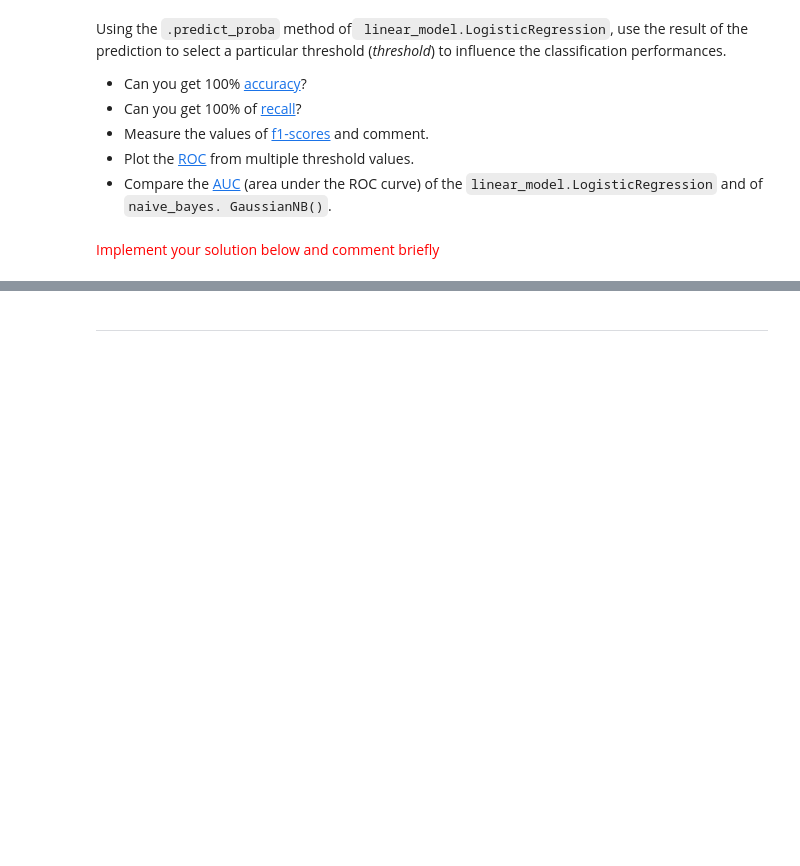
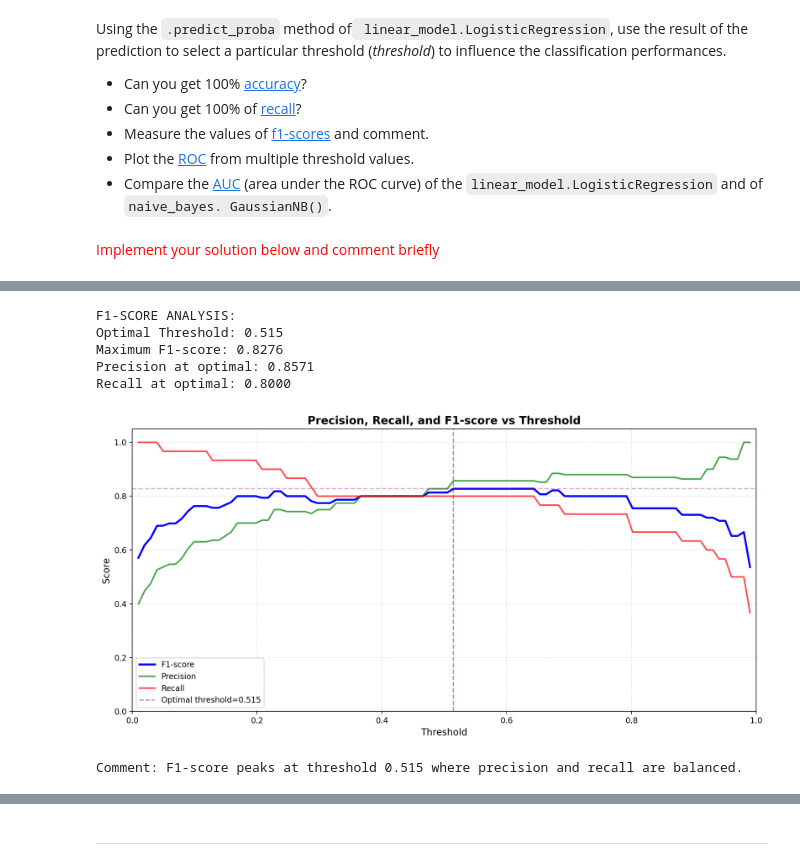
Before and after one commit to fonction-positive/HoML, a Jupyter notebook: code/TP 2 - Scikit-Learn - Evaluation.ipynb, the cells around one changed output, grey strips where cells are left out. Cells and saved outputs as stored; diff of their text form; code cells hidden in the pictures; blank space fills up the shorter version.

```diff
--- a/code/TP 2 - Scikit-Learn - Evaluation.ipynb
+++ b/code/TP 2 - Scikit-Learn - Evaluation.ipynb
@@ -489,8 +489,8 @@ lr.fit(X_train, y_train_binary)
 # Get predicted probabilities
 y_proba_lr = lr.predict_proba(X_test)[:, 1]
 # %%
-# 3. 测试不同阈值的效果
-thresholds_to_test = [0.1, 0.3, 0.5, 0.7, 0.9, 0.95, 0.99]
+# test different thresholds
+thresholds_to_test = [0.01, 0.1, 0.3, 0.5, 0.7, 0.9, 0.95, 0.99]
 
 print("performance in different thresholds:")
 
@@ -507,0 +568,57 @@ for threshold in thresholds_to_test:
+# %%
+# Measure F1-scores at different thresholds and visualize
+thresholds = np.linspace(0.01, 0.99, 100)
+f1_scores_list = []
+precision_list = []
+recall_list = []
+
+for threshold in thresholds:
+    y_pred_threshold = (y_proba_lr >= threshold).astype(int)
+
+    precision = precision_score(y_test_binary, y_pred_threshold, zero_division=0)
+    recall = recall_score(y_test_binary, y_pred_threshold, zero_division=0)
+    f1 = f1_score(y_test_binary, y_pred_threshold, zero_division=0)
+
+    f1_scores_list.append(f1)
+    precision_list.append(precision)
+    recall_list.append(recall)
+
+# Find optimal threshold for F1-score
+optimal_idx = np.argmax(f1_scores_list)
+optimal_threshold = thresholds[optimal_idx]
+optimal_f1 = f1_scores_list[optimal_idx]
+
+
+print(f"F1-SCORE ANALYSIS:")
+print(f"Optimal Threshold: {optimal_threshold:.3f}")
+print(f"Maximum F1-score: {optimal_f1:.4f}")
+print(f"Precision at optimal: {precision_list[optimal_idx]:.4f}")
+print(f"Recall at optimal: {recall_list[optimal_idx]:.4f}")
+
+# Plot F1-score, Precision, and Recall vs Threshold
+plt.figure(figsize=(12, 6))
+plt.plot(thresholds, f1_scores_list, label='F1-score', linewidth=2.5, color='blue')
+plt.plot(thresholds, precision_list, label='Precision', linewidth=2, color='green', alpha=0.7)
+plt.plot(thresholds, recall_list, label='Recall', linewidth=2, color='red', alpha=0.7)
+plt.axvline(x=optimal_threshold, color='purple', linestyle='--', alpha=0.5,
+            label=f'Optimal threshold={optimal_threshold:.3f}')
+plt.axhline(y=optimal_f1, color='purple', linestyle='--', alpha=0.3)
+plt.xlabel('Threshold', fontsize=12)
+plt.ylabel('Score', fontsize=12)
+plt.title('Precision, Recall, and F1-score vs Threshold', fontsize=14, fontweight='bold')
+plt.legend(loc='best', fontsize=10)
+plt.grid(alpha=0.3, linestyle='--')
+plt.xlim([0, 1])
+plt.ylim([0, 1.05])
+plt.tight_layout()
+plt.show()
+
+print(f"\nComment: F1-score peaks at threshold {optimal_threshold:.3f} where precision and recall are balanced.")
+# %% [output]
+F1-SCORE ANALYSIS:
+Optimal Threshold: 0.515
+Maximum F1-score: 0.8276
+Precision at optimal: 0.8571
+Recall at optimal: 0.8000
+[figure, added]
+Comment: F1-score peaks at threshold 0.515 where precision and recall are balanced.
```
Also changed, not shown: parts of 5 cells of this notebook.
